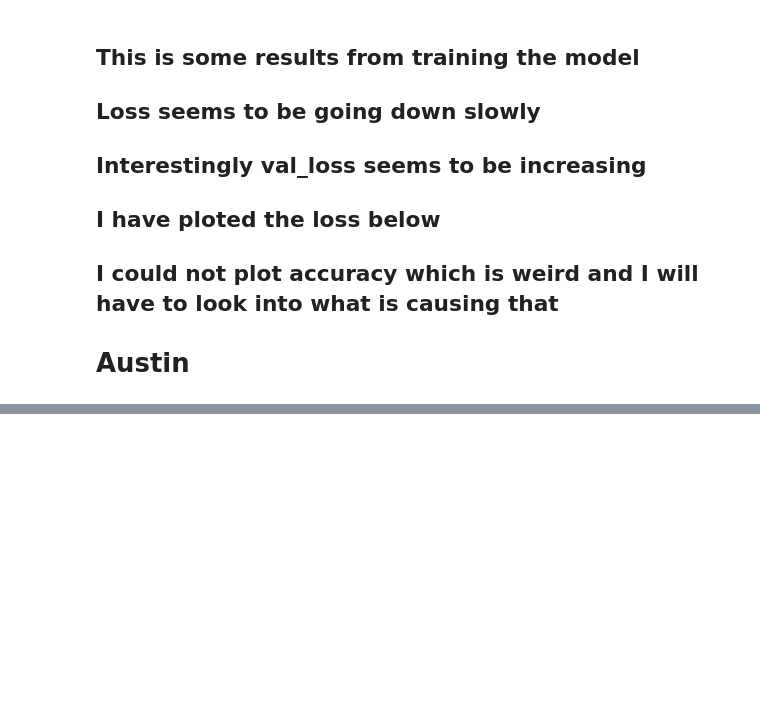
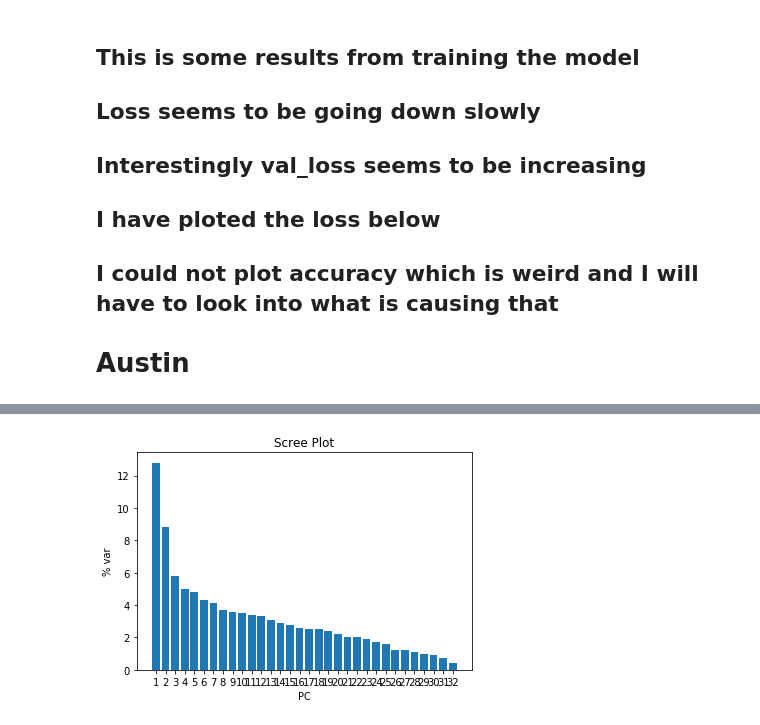
Before and after one commit to CSCI4850/S19-team3-project, a Jupyter notebook: LSTM.ipynb, the cells around one changed output, grey strips where cells are left out. Drawn from its saved outputs; the diff is of its cells as text; code cells hidden in the pictures; blank space fills up the shorter version.

```diff
--- a/LSTM.ipynb
+++ b/LSTM.ipynb
@@ -201,0 +255,5 @@ results = student_data[:,32] # output vector
+# %%
+thermArr = np.array([student_data[:,index]], dtype=np.uint8)
+thermArr = np.fliplr(np.unpackbits((1 << thermArr) - 1).reshape(-1,8))
+display(thermArr[0:5,:])
+display(thermArr[0:5,:shape-1])
@@ -201,0 +271,4 @@ results = student_data[:,32] # output vector
+# %%
+for i in range (649):
+    student_data[i,index] = [thermArr[i,:shape-1]]
+display(student_data[0:5,index])
@@ -201,0 +281,12 @@ results = student_data[:,32] # output vector
+# %%
+# Father's Education
+## None, Primary (4th grade), 5th to 9th grade, Secondary, Higher
+index = 7
+display(student_data[0:5,index])
+uniqueVals = Matrix(np.unique(student_data[:,index])).T
+shape = uniqueVals.shape[1]
+thermArr = np.array([student_data[:,index]], dtype=np.uint8)
+thermArr = np.fliplr(np.unpackbits((1 << thermArr) - 1).reshape(-1,8))
+for i in range (649):
+    student_data[i,index] = [thermArr[i,:shape-1]]
+display(student_data[0:5,index])
@@ -270,0 +493,16 @@ Test accuracy: 0.8135593220453784
+# %%
+# https://www.youtube.com/watch?v=Lsue2gEM9D0
+pca=PCA()
+pca.fit(x)
+pca_data = pca.transform(x)
+# %%
+per_var = np.round(pca.explained_variance_ratio_* 100, decimals = 1)
+labels = [str(i) for i in range (1, len(per_var)+1)]
+
+plt.bar(x=range(1,len(per_var)+1), height=per_var, tick_label=labels)
+plt.ylabel("% var")
+plt.xlabel("PC")
+plt.title("Scree Plot")
+plt.show()
+# %% [output]
+[figure, added]
```
Also changed, not shown: parts of 26 cells of this notebook.
